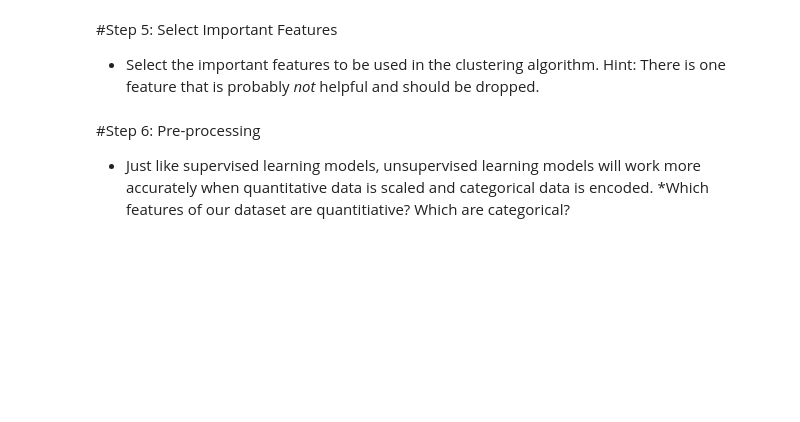
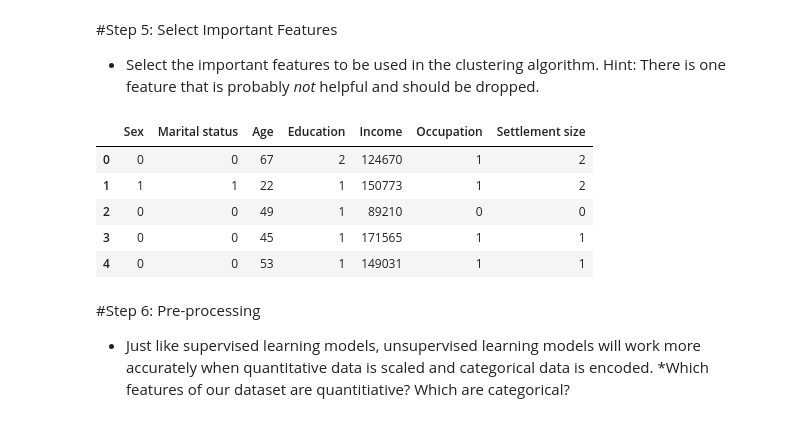
Before and after one commit to aliciasimmons/ASL-data-science-and-analytics, a Jupyter notebook: Copy_of_11_9_1_Activity.ipynb, the cells around one changed output. Saved outputs shown, nothing was run; the diff lists cells and outputs as text; code cells hidden in the pictures; blank space fills up the shorter version.

```diff
--- a/Copy_of_11_9_1_Activity.ipynb
+++ b/Copy_of_11_9_1_Activity.ipynb
@@ -83,3 +74,15 @@ X[['Age', 'Income']] = ss.fit_transform(X[['Age', 'Income']])
+# %%
+#Step 5
+X.drop(columns=["ID"], axis=1,inplace=True)
+
+X.head()
+# %% [output]
+|  | Sex | Marital status | Age | Education | Income | Occupation | Settlement size |
+| 0 | 0 | 0 | 67 | 2 | 124670 | 1 | 2 |
+| 1 | 1 | 1 | 22 | 1 | 150773 | 1 | 2 |
+| 2 | 0 | 0 | 49 | 1 | 89210 | 0 | 0 |
+| 3 | 0 | 0 | 45 | 1 | 171565 | 1 | 1 |
+| 4 | 0 | 0 | 53 | 1 | 149031 | 1 | 1 |
 # %% [markdown]
 #Step 6: Pre-processing
 * Just like supervised learning models, unsupervised learning models will work more accurately when quantitative data is scaled and categorical data is encoded.
```
Also changed, not shown: parts of 8 cells of this notebook.
